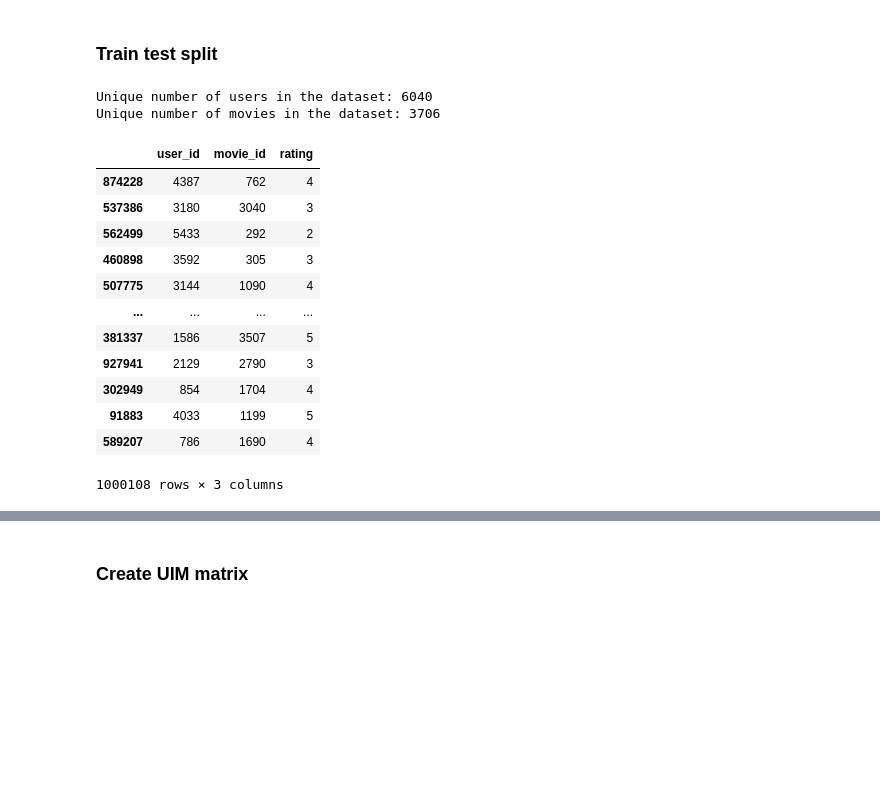
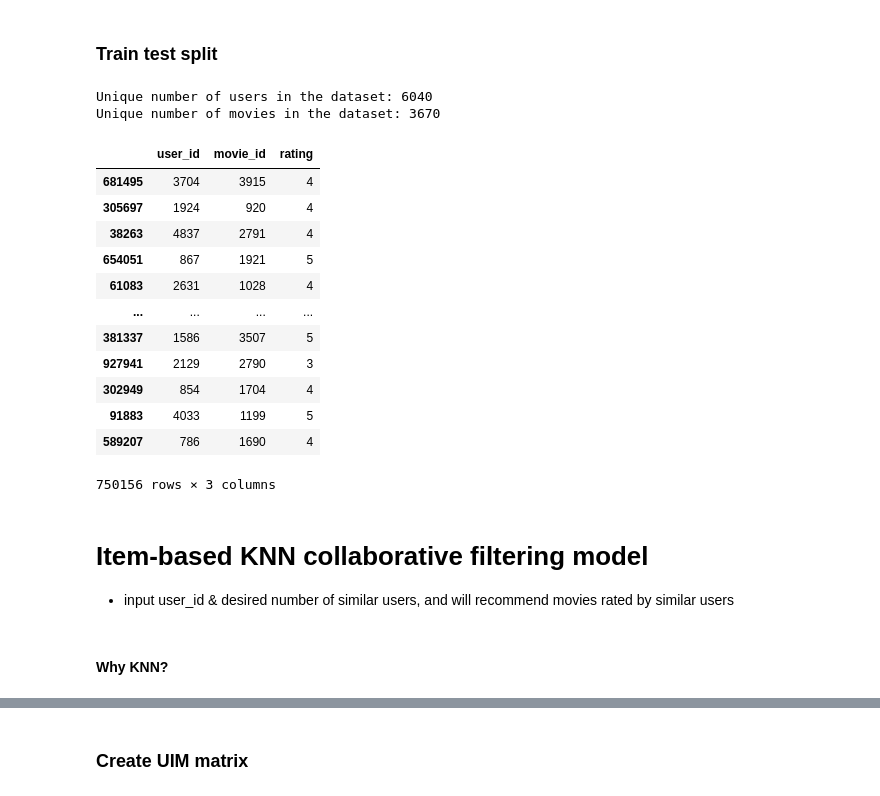
Before and after one commit to LazySiru/movieRecommendation, a Jupyter notebook: recommendationSystem/KNN.ipynb, the cells around one changed output, grey strips where cells are left out. Cells and saved outputs as stored; diff of their text form; code cells hidden in the pictures; blank space fills up the shorter version.

```diff
--- a/recommendationSystem/KNN.ipynb
+++ b/recommendationSystem/KNN.ipynb
@@ -137,26 +136,31 @@ missing_movies
 # %%
 from sklearn.model_selection import train_test_split
 
 # Split the data into training and testing sets
-train, test = train_test_split(ratings_cleaned, test_size=0.0001, random_state=42)
+train, test = train_test_split(ratings_cleaned, test_size=0.25, random_state=42)
 
 print(f"Unique number of users in the dataset: {train['user_id'].nunique()}")
 print(f"Unique number of movies in the dataset: {train['movie_id'].nunique()}")
 
 train
 # %% [output]
 Unique number of users in the dataset: 6040
-Unique number of movies in the dataset: 3706
+Unique number of movies in the dataset: 3670
 |  | user_id | movie_id | rating |
-| 874228 | 4387 | 762 | 4 |
-| 537386 | 3180 | 3040 | 3 |
-| 562499 | 5433 | 292 | 2 |
-| 460898 | 3592 | 305 | 3 |
-| 507775 | 3144 | 1090 | 4 |
+| 681495 | 3704 | 3915 | 4 |
+| 305697 | 1924 | 920 | 4 |
+| 38263 | 4837 | 2791 | 4 |
+| 654051 | 867 | 1921 | 5 |
+| 61083 | 2631 | 1028 | 4 |
 | ... | ... | ... | ... |
 | 381337 | 1586 | 3507 | 5 |
 | 927941 | 2129 | 2790 | 3 |
 | 302949 | 854 | 1704 | 4 |
 | 91883 | 4033 | 1199 | 5 |
 | 589207 | 786 | 1690 | 4 |
-1000108 rows × 3 columns
+750156 rows × 3 columns
+# %% [markdown]
+# Item-based KNN collaborative filtering model
+- input user_id & desired number of similar users, and will recommend movies rated by similar users
+# %% [markdown]
+#### Why KNN?
```
Also changed, not shown: parts of 31 cells of this notebook.
